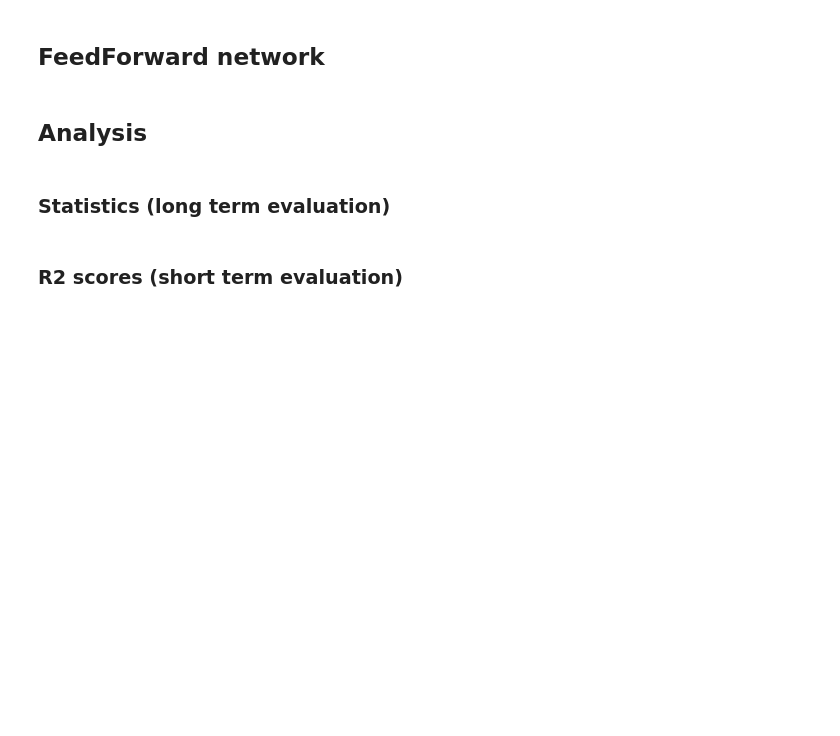
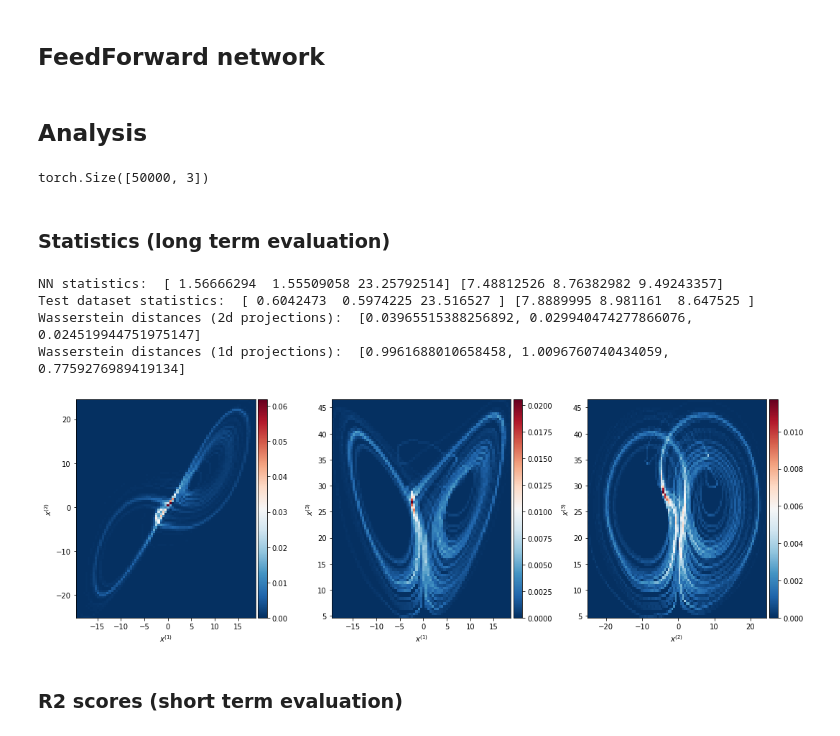
Before and after one commit to lupoalberto98/Physical-Informed-Dynamical-Systems, a Jupyter notebook: src/main.ipynb, the cells around one changed output. Drawn from its saved outputs; the diff is of its cells as text; code cells hidden in the pictures; blank space fills up the shorter version.

```diff
--- a/src/main.ipynb
+++ b/src/main.ipynb
@@ -468,3 +468,33 @@ Std test dataset:  [7.8889995 8.981161  8.647525 ]
+# %%
+class ImageDynSys(Dataset):
+    def __init__(self, true_system, transform=None):
+        """
+        Dataset in which every projected invariatn measure of a dynamical system into planes is treated as a channel of a picture
+        Args:
+            true_system : dynamical system
+        """
+        self.true_system = true_system
+        self.dim = self.true_system.dim
+
+points = test_dataset.detach().cpu().numpy()
+dim=3
+bins = (100,100)
+image = []
+fig, ax = plt.subplots(1,3, figsize=(15,5))
+for i in range(dim):
+    if i==0:
+        points_reduced = points[:,:2]
+    if i==1:
+        points_reduced = points[:,0::2]
+    if i==2:
+            points_reduced = points[:,1:]
+
+    hist = ax[i].hist2d(points_reduced[:,0], points_reduced[:,1],bins=bins,  cmap="Greys", density=True)
+    image.append(hist[0])
+
+# conver to tensor
+image = torch.tensor(np.array(image), requires_grad=True, dtype=torch.float32)
+print(torch.ax(image))
 # %% [markdown]
 ## LSTM
 # %% [markdown]
@@ -1401,30 +1409,39 @@ net.load_state_dict(state_dict)
 # %%
 # Predict (create dynamics)
 #net.to("cpu")
-net_states = net.predict(200, test_dataset, input_is_looped=False)
+net_states = net.predict(100, test_dataset, input_is_looped=True, continuation=True)
 print(net_states.shape)
+# %% [output]
+torch.Size([50000, 3])
 # %% [markdown]
 ### Statistics (long term evaluation)
 # %%
 ### Statistics
 mean_nn = np.mean(net_states.detach().cpu().numpy(), axis=0)
 std_nn = np.std(net_states.detach().cpu().numpy(), axis=0)
 print("NN statistics: ", mean_nn, std_nn)
 print("Test dataset statistics: ", mean_test_dataset, std_test_dataset)
 # Wasserstein distance
 my_wass_dist = []
 scipy_wass_dist = []
 for i in range(true_system.dim):
     my_ws = wasserstein_distance(np.expand_dims(test_dataset.detach().numpy()[:,i],1), np.expand_dims(net_states.detach().cpu().numpy()[:,i],1), epsilon=1)
     scipy_ws = wd(test_dataset.detach().cpu().numpy()[:,i], net_states.detach().cpu().numpy()[:,i])
     my_wass_dist.append(my_ws)
     scipy_wass_dist.append(scipy_ws)
 
 print("Wasserstein distances (2d projections): ", my_wass_dist)
 print("Wasserstein distances (1d projections): ", scipy_wass_dist)
 
 # Marginal invariant measures
-fig = plot_compute_pdf(net_states.detach().numpy(), epsilon=0.5, filename=name_pdf)
+prediction_steps = int(100/dt)
+fig = plot_compute_pdf(net_states[:prediction_steps].detach().numpy(), epsilon=0.5, filename=None)
+# %% [output]
+NN statistics:  [ 1.56666294  1.55509058 23.25792514] [7.48812526 8.76382982 9.49243357]
+Test dataset statistics:  [ 0.6042473  0.5974225 23.516527 ] [7.8889995 8.981161  8.647525 ]
+Wasserstein distances (2d projections):  [0.03965515388256892, 0.029940474277866076, 0.024519944751975147]
+Wasserstein distances (1d projections):  [0.9961688010658458, 1.0096760740434059, 0.7759276989419134]
+[figure, added]
 # %% [markdown]
 ### R2 scores (short term evaluation)
 # %%
```
Also changed, not shown: parts of 9 cells of this notebook, 5 other files.
